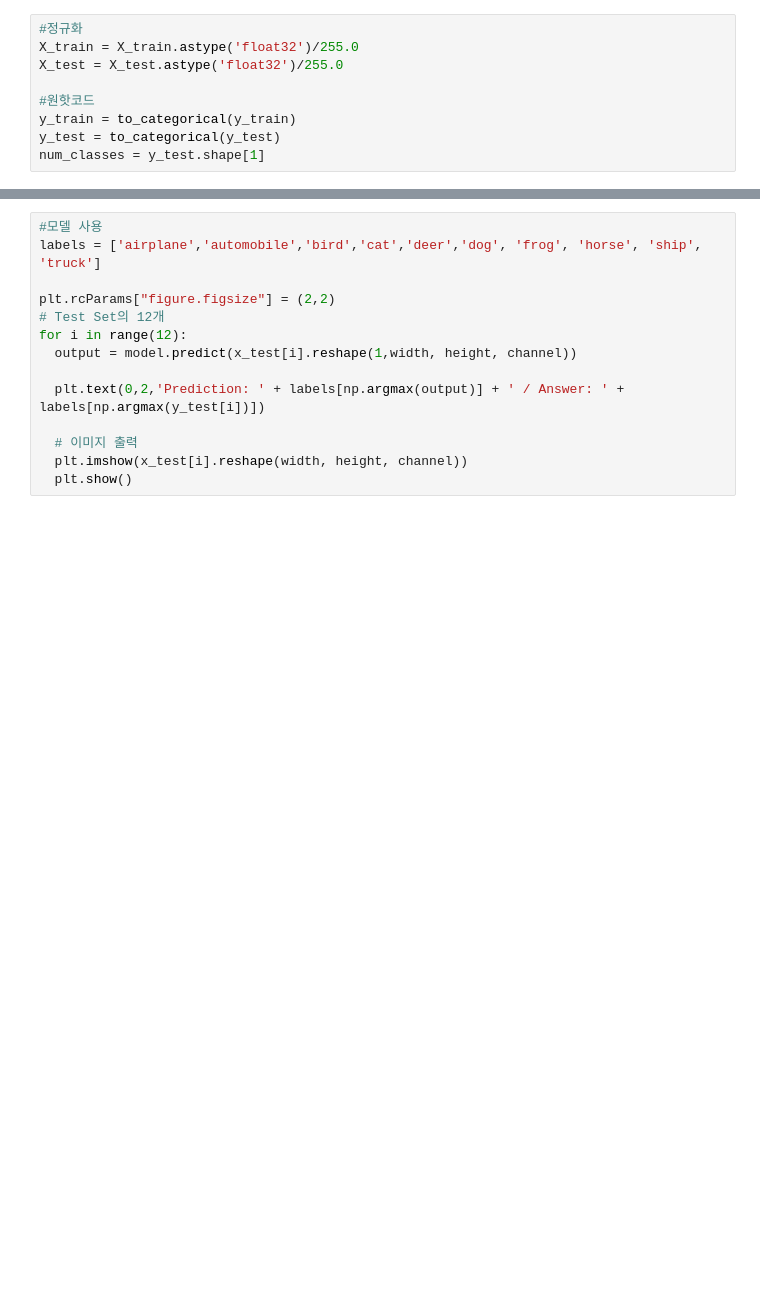
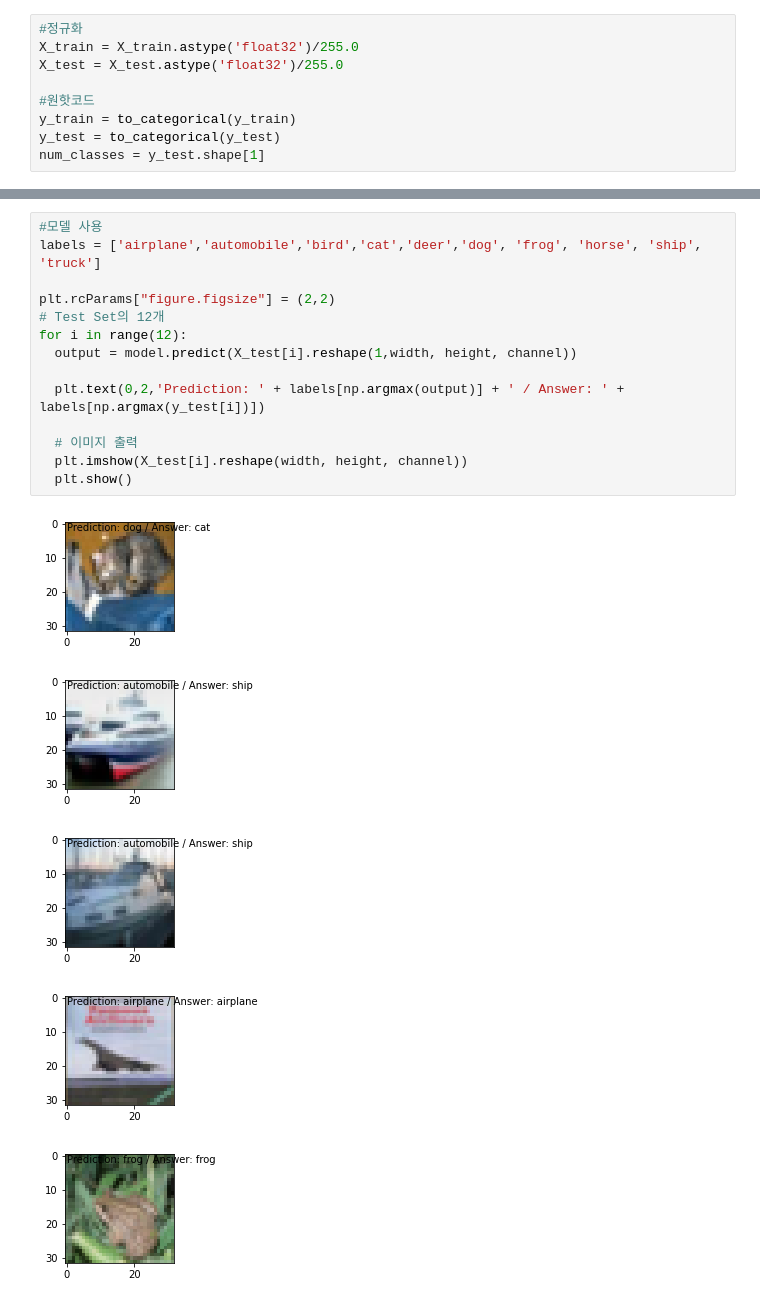
Before and after one commit to Chung-god/ComputerVision, a Jupyter notebook: CNN.ipynb, the cells around one changed output, grey strips where cells are left out. Saved outputs shown, nothing was run; the diff lists cells and outputs as text; blank space fills up the shorter version.

```diff
--- a/CNN.ipynb
+++ b/CNN.ipynb
@@ -162,14 +187,20 @@ plt.show()
 # %%
 #모델 사용
 labels = ['airplane','automobile','bird','cat','deer','dog', 'frog', 'horse', 'ship', 'truck']
 
 plt.rcParams["figure.figsize"] = (2,2)
 # Test Set의 12개
 for i in range(12):
-  output = model.predict(x_test[i].reshape(1,width, height, channel))
+  output = model.predict(X_test[i].reshape(1,width, height, channel))
 
   plt.text(0,2,'Prediction: ' + labels[np.argmax(output)] + ' / Answer: ' + labels[np.argmax(y_test[i])])
 
   # 이미지 출력
-  plt.imshow(x_test[i].reshape(width, height, channel))
+  plt.imshow(X_test[i].reshape(width, height, channel))
   plt.show()
+# %% [output]
+[figure, added]
+[figure, added]
+[figure, added]
+[figure, added]
+[figure, added]
```
Also changed, not shown: parts of 9 cells of this notebook.
